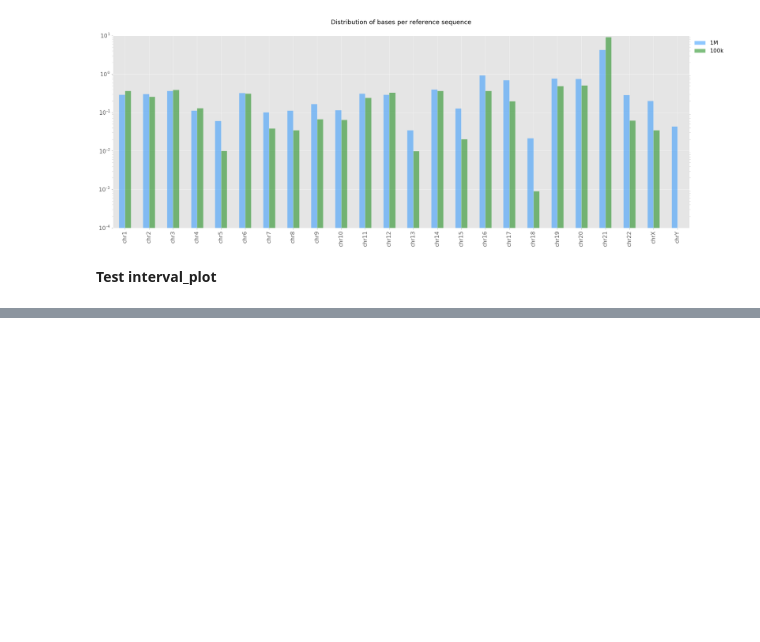
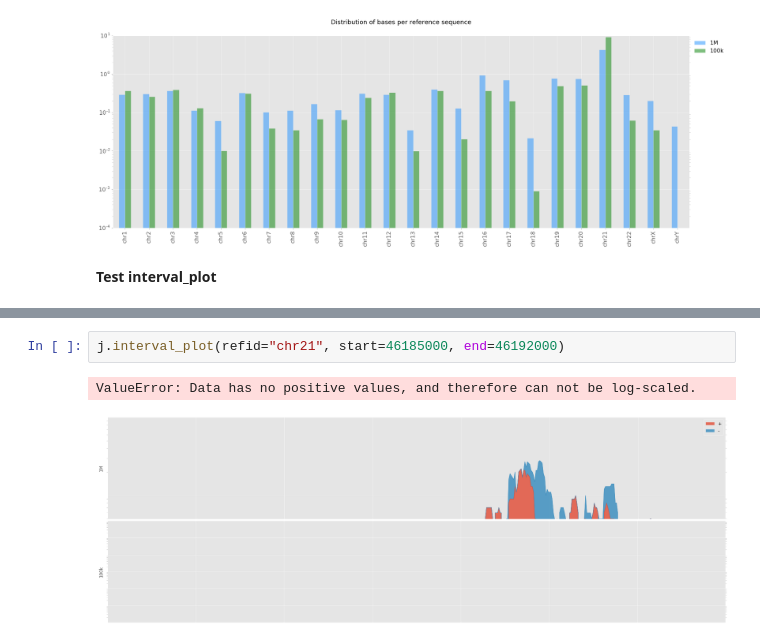
Before and after one commit to a-slide/JupyterGenoViewer, a Jupyter notebook: JGV/JGV_Test_Notebook.ipynb, the cells around one changed output, grey strips where cells are left out. Drawn from its saved outputs; the diff is of its cells as text; blank space fills up the shorter version.

```diff
--- a/JGV/JGV_Test_Notebook.ipynb
+++ b/JGV/JGV_Test_Notebook.ipynb
@@ -1066,0 +1098,5 @@ j.interval_plot(refid="chr1", figwidth=30)
+# %%
+j.interval_plot(refid="chr21", start=46185000, end=46192000)
+# %% [output]
+ValueError: Data has no positive values, and therefore can not be log-scaled.
+[figure, added]
```
Also changed, not shown: parts of 20 cells of this notebook, 4 other files.
